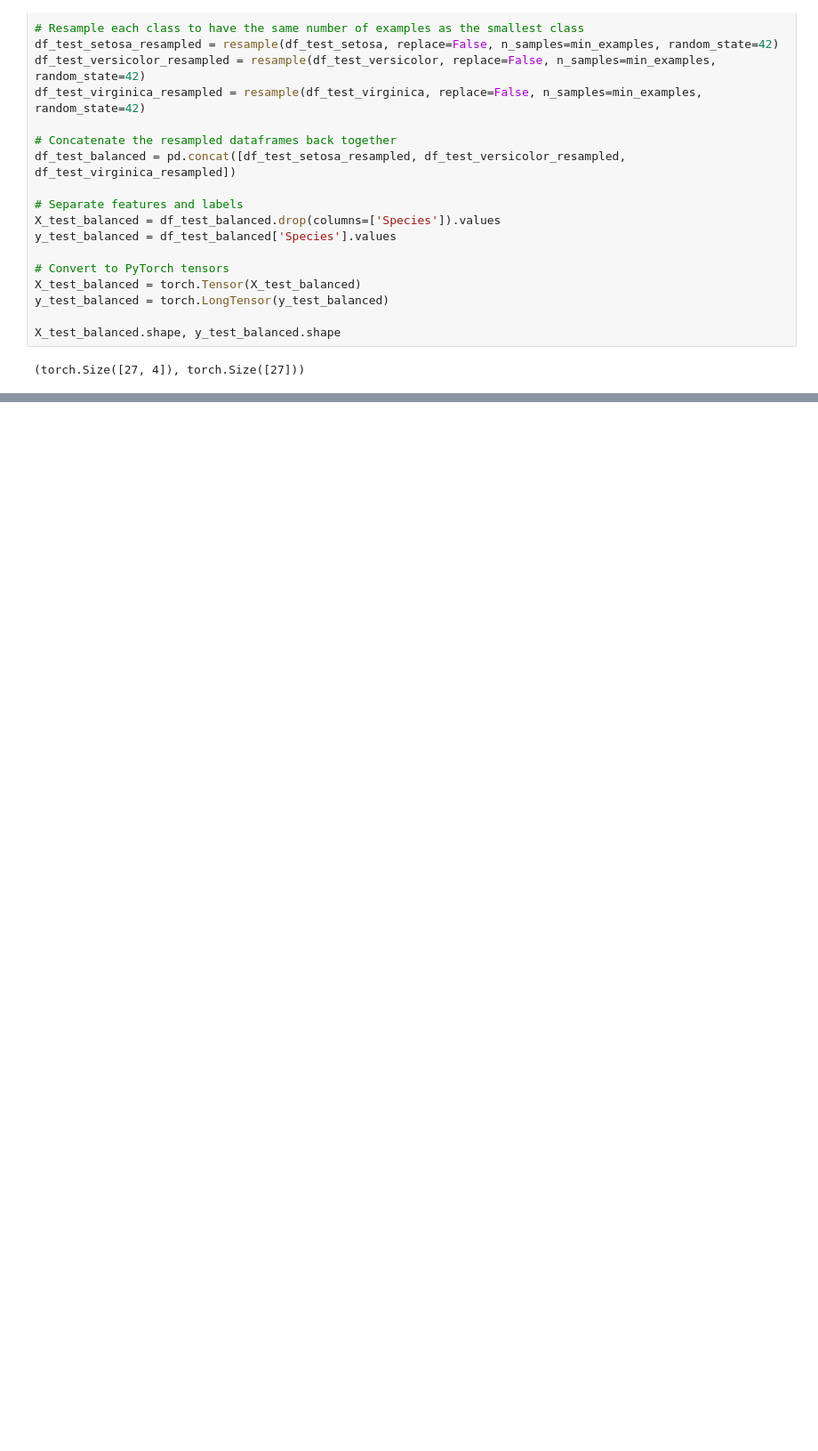
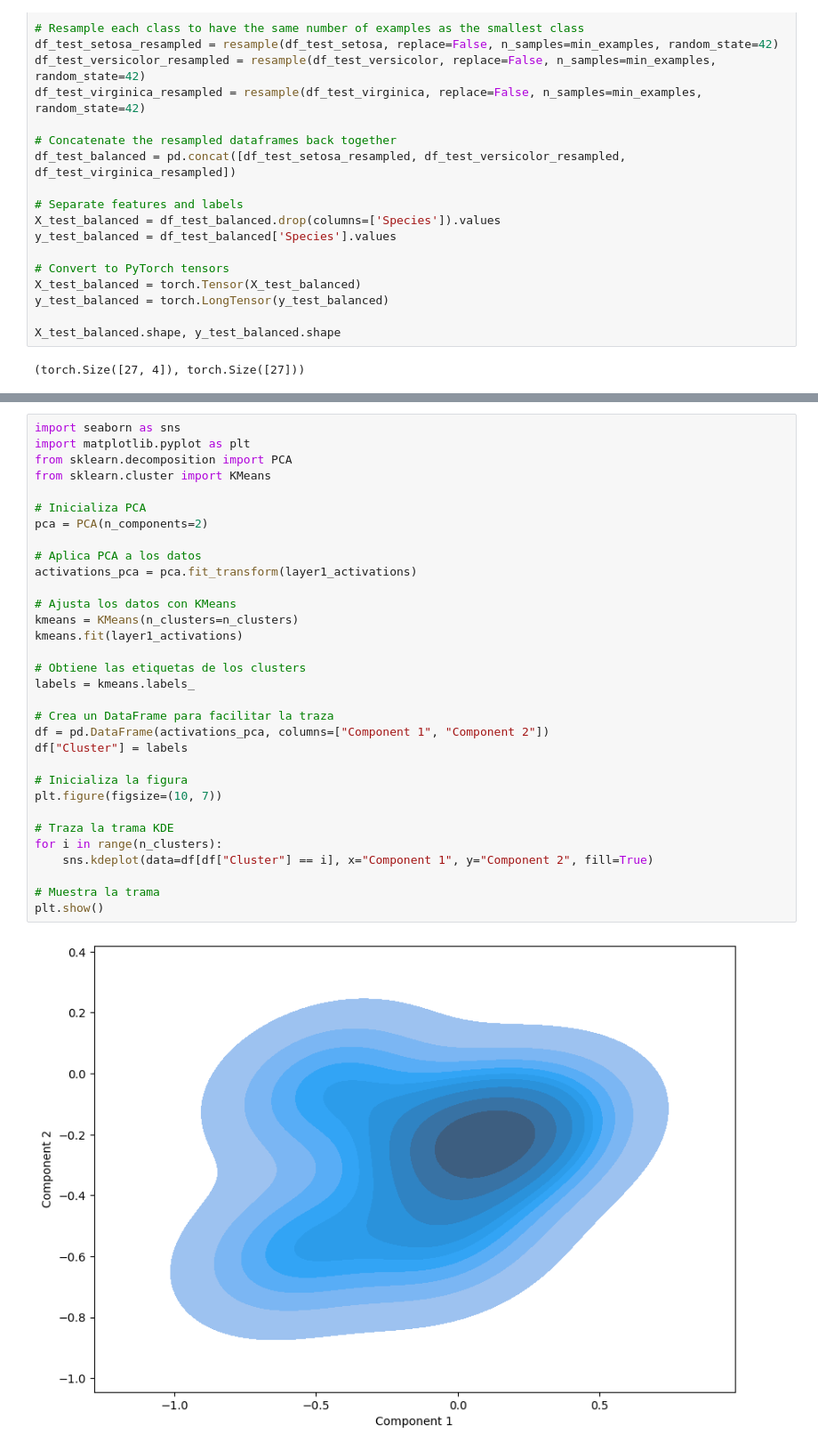
Before and after one commit to miguel-kjh/ExAI, a Jupyter notebook: iris.ipynb, the cells around one changed output, grey strips where cells are left out. Shown at 89% size. Drawn from its saved outputs; the diff is of its cells as text; blank space fills up the shorter version.

```diff
--- a/iris.ipynb
+++ b/iris.ipynb
@@ -282,0 +388,34 @@ for label, label_activations in activations.items():
+# %%
+import seaborn as sns
+import matplotlib.pyplot as plt
+from sklearn.decomposition import PCA
+from sklearn.cluster import KMeans
+
+# Inicializa PCA
+pca = PCA(n_components=2)
+
+# Aplica PCA a los datos
+activations_pca = pca.fit_transform(layer1_activations)
+
+# Ajusta los datos con KMeans
+kmeans = KMeans(n_clusters=n_clusters)
+kmeans.fit(layer1_activations)
+
+# Obtiene las etiquetas de los clusters
+labels = kmeans.labels_
+
+# Crea un DataFrame para facilitar la traza
+df = pd.DataFrame(activations_pca, columns=["Component 1", "Component 2"])
+df["Cluster"] = labels
+
+# Inicializa la figura
+plt.figure(figsize=(10, 7))
+
+# Traza la trama KDE
+for i in range(n_clusters):
+    sns.kdeplot(data=df[df["Cluster"] == i], x="Component 1", y="Component 2", fill=True)
+
+# Muestra la trama
+plt.show()
+# %% [output]
+[figure, added]
```
Also changed, not shown: parts of 21 cells of this notebook.
